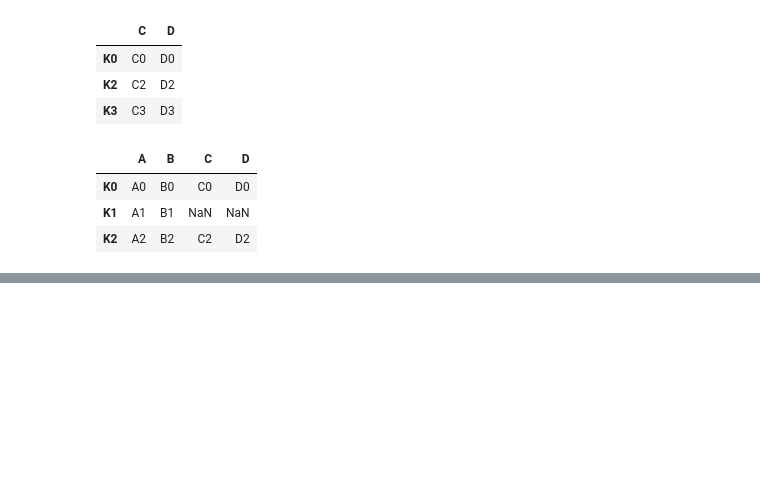
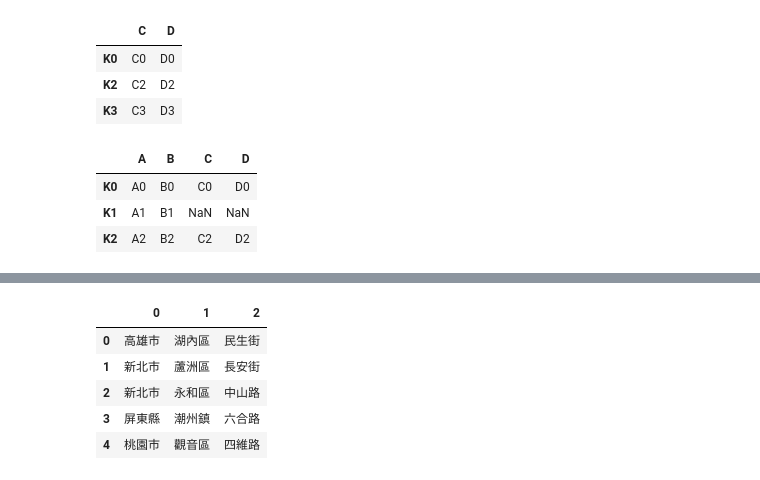
Before and after one commit to ywchiu/chinalife, a Jupyter notebook: Demo20191001.ipynb, the cells around one changed output, grey strips where cells are left out. Drawn from its saved outputs; the diff is of its cells as text; code cells hidden in the pictures; blank space fills up the shorter version.

```diff
--- a/Demo20191001.ipynb
+++ b/Demo20191001.ipynb
@@ -867,0 +1205,9 @@ left.join(right)
+# %%
+house['address'].str.extract('(.+[市縣])(.+[區鎮鄉市])(.+[村街路])').head()
+# %% [output]
+|  | 0 | 1 | 2 |
+| 0 | 高雄市 | 湖內區 | 民生街 |
+| 1 | 新北市 | 蘆洲區 | 長安街 |
+| 2 | 新北市 | 永和區 | 中山路 |
+| 3 | 屏東縣 | 潮州鎮 | 六合路 |
+| 4 | 桃園市 | 觀音區 | 四維路 |
```
Also changed, not shown: parts of 55 cells of this notebook.
